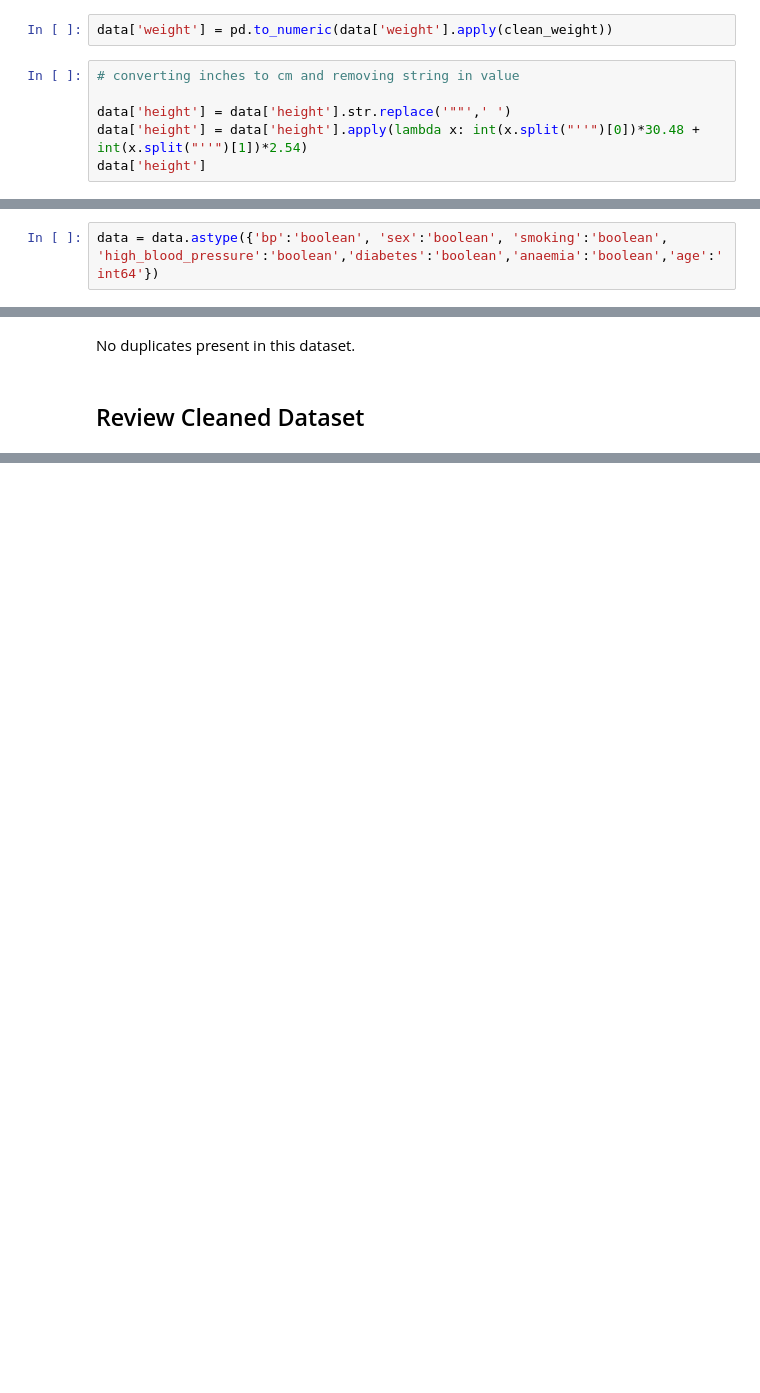
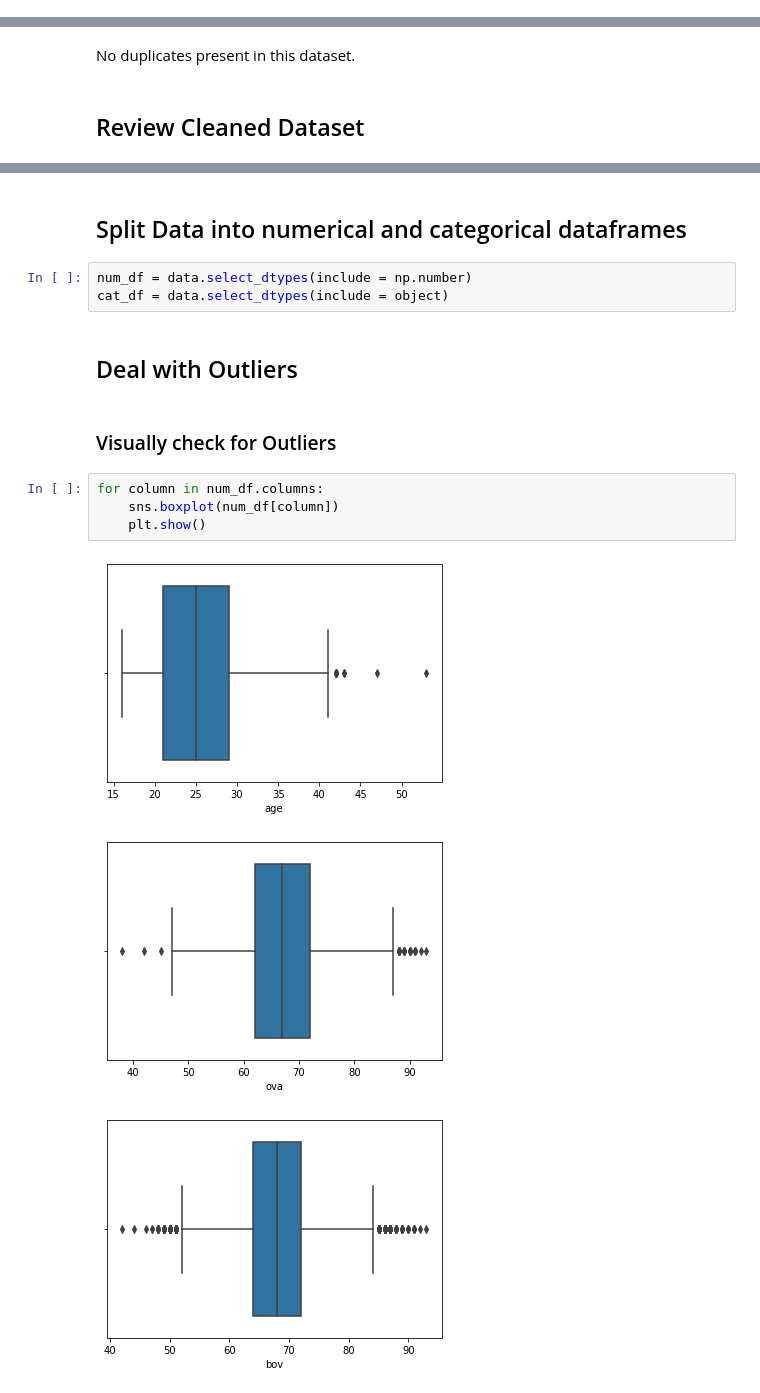
Before and after one commit to nicolerichter1989/P1_MoneyBall_FIFA, a Jupyter notebook: FIFA_21_MoneyBall.ipynb, the cells around one changed output, grey strips where cells are left out. Drawn from its saved outputs; the diff is of its cells as text; blank space fills up the shorter version.

```diff
--- a/FIFA_21_MoneyBall.ipynb
+++ b/FIFA_21_MoneyBall.ipynb
@@ -139,8 +129,0 @@ def clean_weight(x):
-# %%
-data['weight'] = pd.to_numeric(data['weight'].apply(clean_weight))
-# %%
-# converting inches to cm and removing string in value
-
-data['height'] = data['height'].str.replace('""',' ')
-data['height'] = data['height'].apply(lambda x: int(x.split("''")[0])*30.48 + int(x.split("''")[1])*2.54)
-data['height']
@@ -174,5 +155,3 @@ dtype: object
-# %%
-data = data.astype({'bp':'boolean', 'sex':'boolean', 'smoking':'boolean', 'high_blood_pressure':'boolean','diabetes':'boolean','anaemia':'boolean','age':'int64'})
 # %% [markdown]
 ### Drop Duplicates
 # %%
@@ -210,0 +232,17 @@ plt.show()
+# %% [markdown]
+## Split Data into numerical and categorical dataframes
+# %%
+num_df = data.select_dtypes(include = np.number)
+cat_df = data.select_dtypes(include = object)
+# %% [markdown]
+## Deal with Outliers
+# %% [markdown]
+### Visually check for Outliers
+# %%
+for column in num_df.columns:
+    sns.boxplot(num_df[column])
+    plt.show()
+# %% [output]
+[figure, added]
+[figure, added]
+[figure, added]
```
Also changed, not shown: parts of 17 cells of this notebook.
